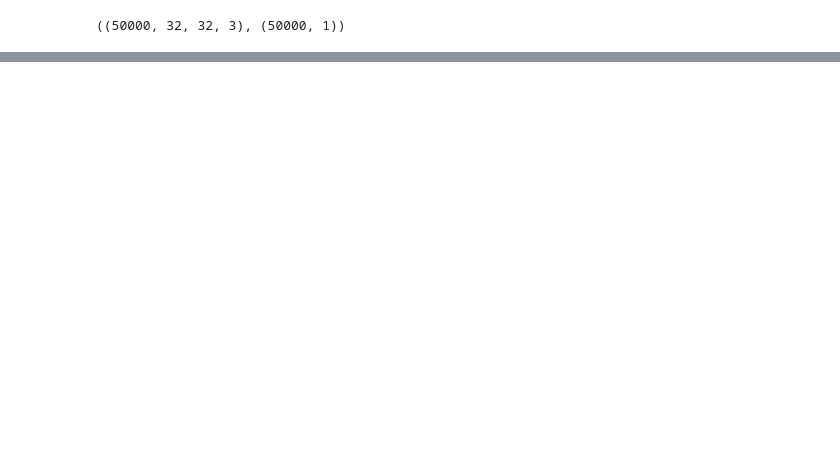
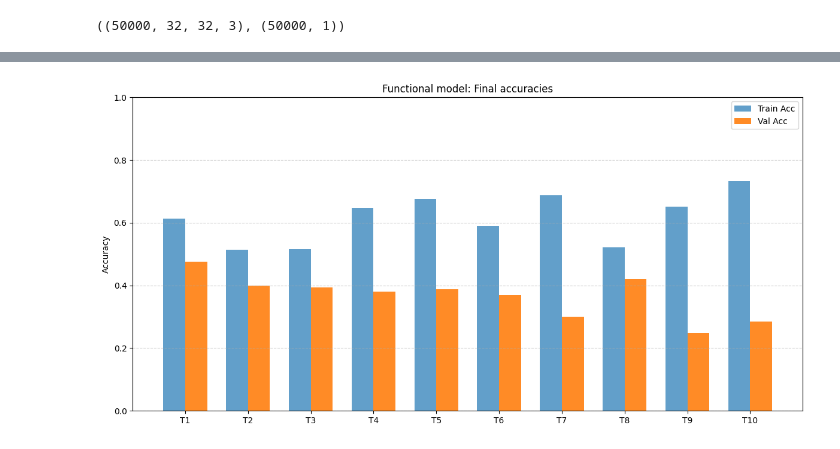
Before and after one commit to Anfloe/hparamOptimization-CNN-TF, a Jupyter notebook: NN Hyperparameter Optimization.ipynb, the cells around one changed output, grey strips where cells are left out. Saved outputs shown, nothing was run; the diff lists cells and outputs as text; code cells hidden in the pictures; blank space fills up the shorter version.

```diff
--- a/NN Hyperparameter Optimization.ipynb
+++ b/NN Hyperparameter Optimization.ipynb
@@ -628,0 +505,4 @@ However, this model seems to have better validation accuracy and it is more cons
+# %%
+plot_final_acc(results_func, title="Functional model: Final accuracies")
+# %% [output]
+[figure, added]
```
Also changed, not shown: parts of 73 cells of this notebook, 2 other files.
